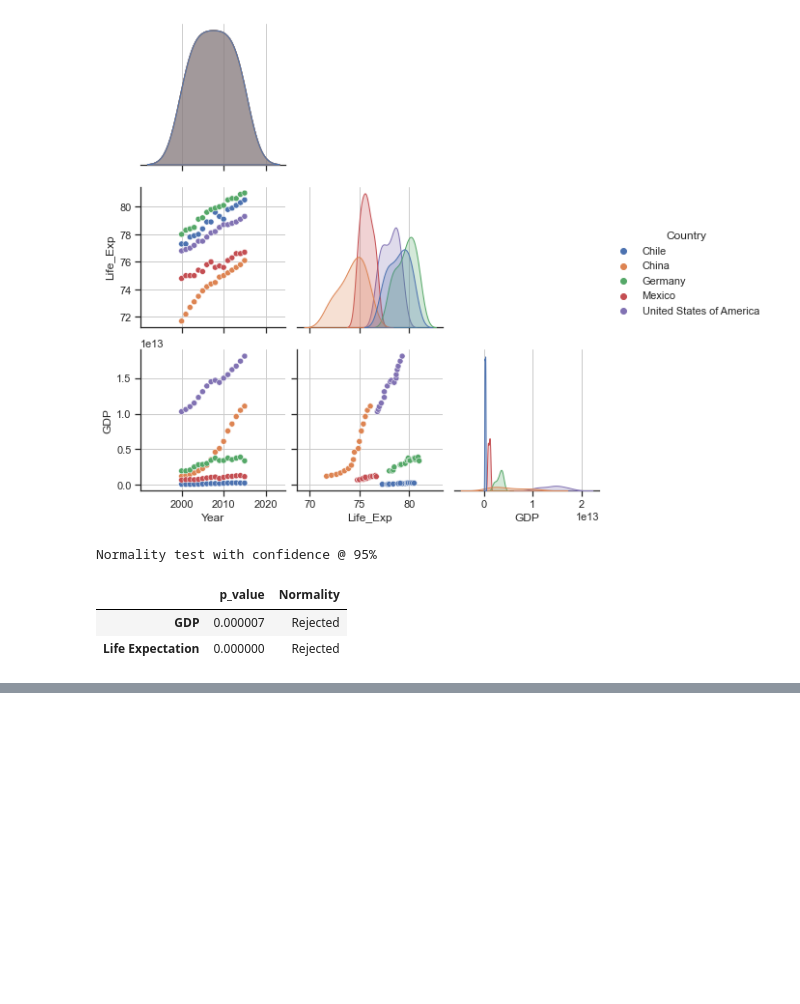
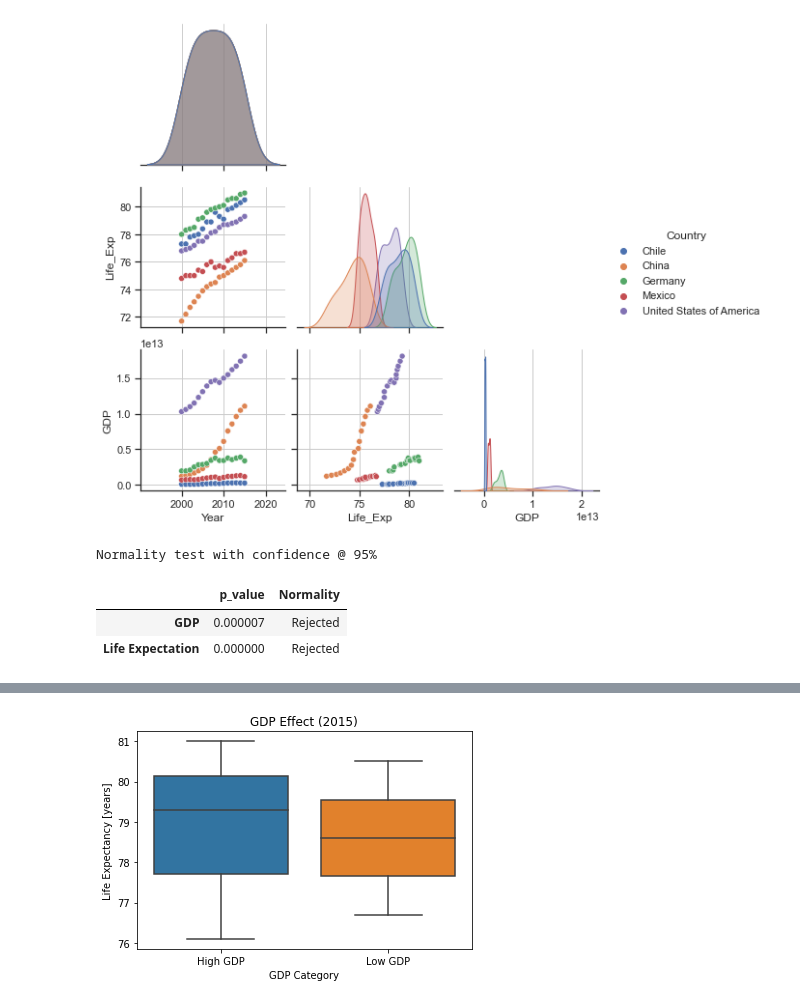
Before and after one commit to john-primeaux/life_expectancy_gdp_project, a Jupyter notebook: life_expectancy_gdp.ipynb, the cells around one changed output, grey strips where cells are left out. Cells and saved outputs as stored; diff of their text form; code cells hidden in the pictures; blank space fills up the shorter version.

```diff
--- a/life_expectancy_gdp.ipynb
+++ b/life_expectancy_gdp.ipynb
@@ -145,0 +252,15 @@ plt.show()
+# %%
+# Aggregate dataframes
+wealth_df = pd.concat([high_GDP_df, low_GDP_df])
+wealth_df['GDP_Cat'] = None
+wealth_df.loc[wealth_df.Country.isin(high_GDP), 'GDP_Cat'] = 'High GDP'
+wealth_df.loc[wealth_df.Country.isin(low_GDP), 'GDP_Cat'] = 'Low GDP'
+
+# Boxplot
+sns.boxplot(data=wealth_df, x='GDP_Cat', y='Life_Exp')
+plt.title('GDP Effect (2015)')
+plt.xlabel('GDP Category')
+plt.ylabel('Life Expectancy [years]')
+plt.show()
+# %% [output]
+[figure, added]
```
Also changed, not shown: parts of 16 cells of this notebook.
